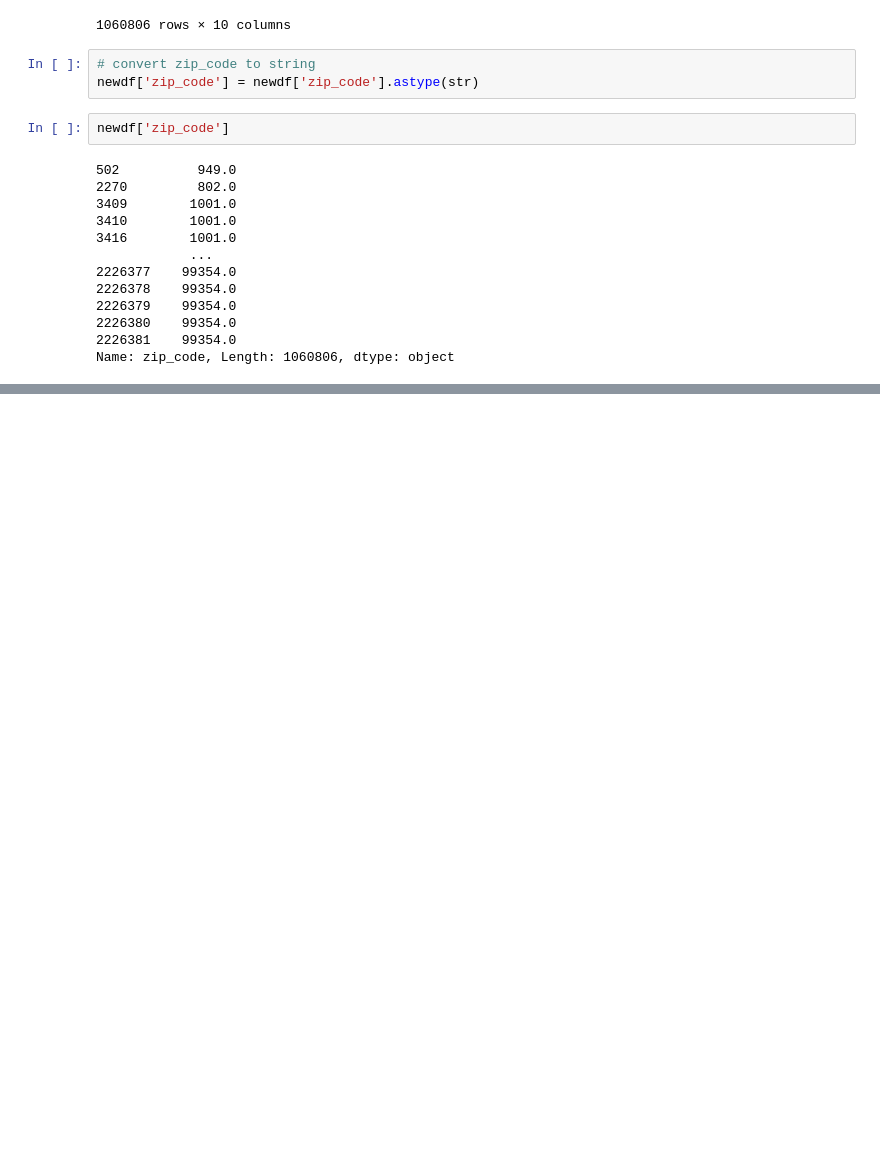
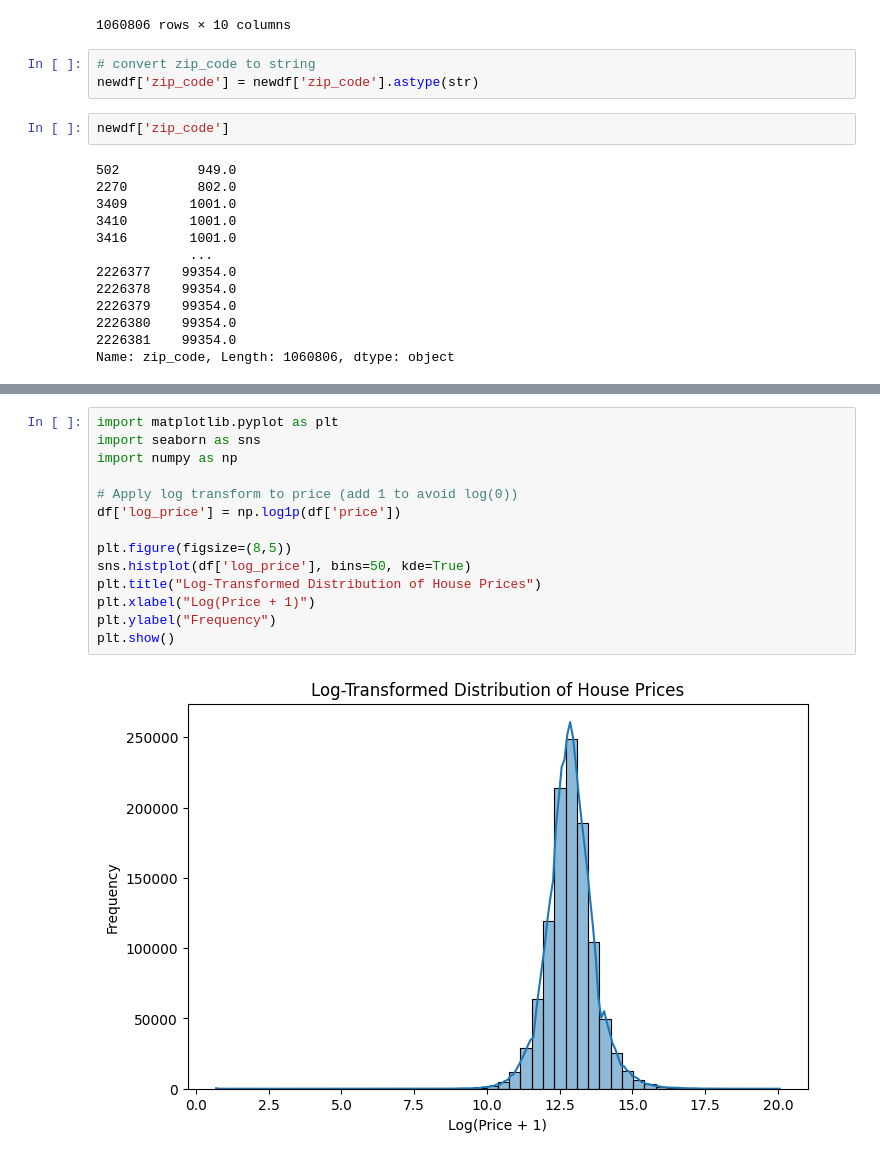
Before and after one commit to ZOMA44/HazemFarouk, a Jupyter notebook: preprocess.ipynb, the cells around one changed output, grey strips where cells are left out. Drawn from its saved outputs; the diff is of its cells as text; blank space fills up the shorter version.

```diff
--- a/preprocess.ipynb
+++ b/preprocess.ipynb
@@ -185,0 +194,16 @@ Name: zip_code, Length: 1060806, dtype: object
+# %%
+import matplotlib.pyplot as plt
+import seaborn as sns
+import numpy as np
+
+# Apply log transform to price (add 1 to avoid log(0))
+df['log_price'] = np.log1p(df['price'])
+
+plt.figure(figsize=(8,5))
+sns.histplot(df['log_price'], bins=50, kde=True)
+plt.title("Log-Transformed Distribution of House Prices")
+plt.xlabel("Log(Price + 1)")
+plt.ylabel("Frequency")
+plt.show()
+# %% [output]
+[figure, added]
```
Also changed, not shown: parts of 15 cells of this notebook, 6 other files.
